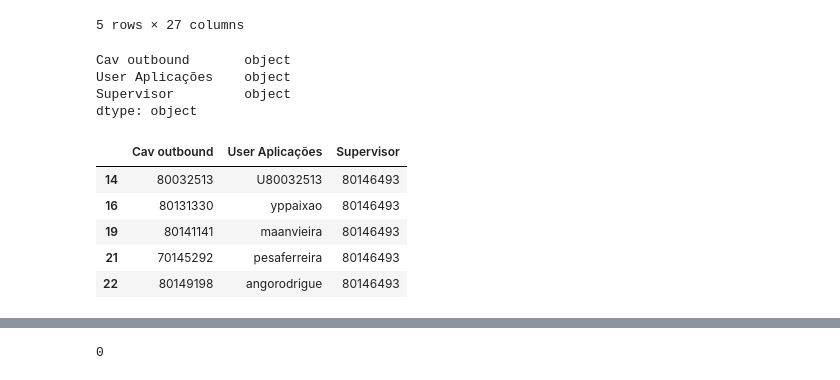
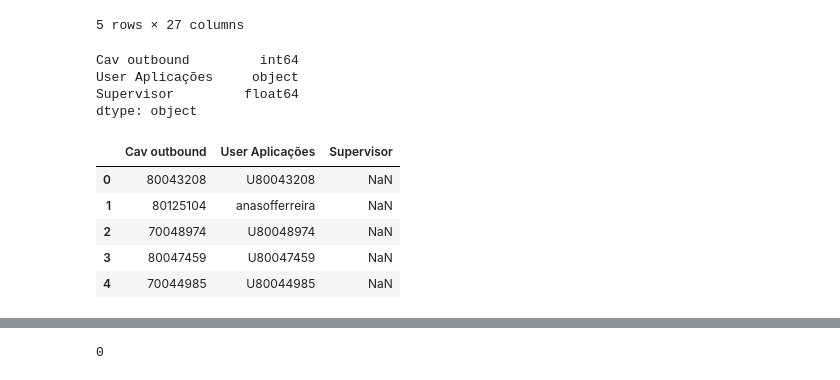
Before and after one commit to josepmatias/ONE, a Jupyter notebook: auto_campanhas.ipynb, the cells around one changed output, grey strips where cells are left out. Saved outputs shown, nothing was run; the diff lists cells and outputs as text; code cells hidden in the pictures.

```diff
--- a/auto_campanhas.ipynb
+++ b/auto_campanhas.ipynb
@@ -231,21 +231,18 @@ cadastro.head()
 5 rows × 27 columns
 # %%
 cadastro2=cadastro[["Cav outbound", "User Aplicações", "Supervisor"]].drop_duplicates()
-cadastro2=cadastro2.dropna()
-cadastro2["Supervisor"]=cadastro2["Supervisor"].astype("int").astype("str")
-cadastro2["Cav outbound"]=cadastro2["Cav outbound"].astype("int").astype("str")
 print(cadastro2.dtypes)
 cadastro2.head()
 # %% [output]
-Cav outbound       object
-User Aplicações    object
-Supervisor         object
+Cav outbound         int64
+User Aplicações     object
+Supervisor         float64
 dtype: object
 |  | Cav outbound | User Aplicações | Supervisor |
-| 14 | 80032513 | U80032513 | 80146493 |
-| 16 | 80131330 | yppaixao | 80146493 |
-| 19 | 80141141 | maanvieira | 80146493 |
-| 21 | 70145292 | pesaferreira | 80146493 |
-| 22 | 80149198 | angorodrigue | 80146493 |
+| 0 | 80043208 | U80043208 | NaN |
+| 1 | 80125104 | anasofferreira | NaN |
+| 2 | 70048974 | U80048974 | NaN |
+| 3 | 80047459 | U80047459 | NaN |
+| 4 | 70044985 | U80044985 | NaN |
 # %%
 #criar uma coluna com o cav supervisor
```
Also changed, not shown: parts of 2 cells of this notebook.
